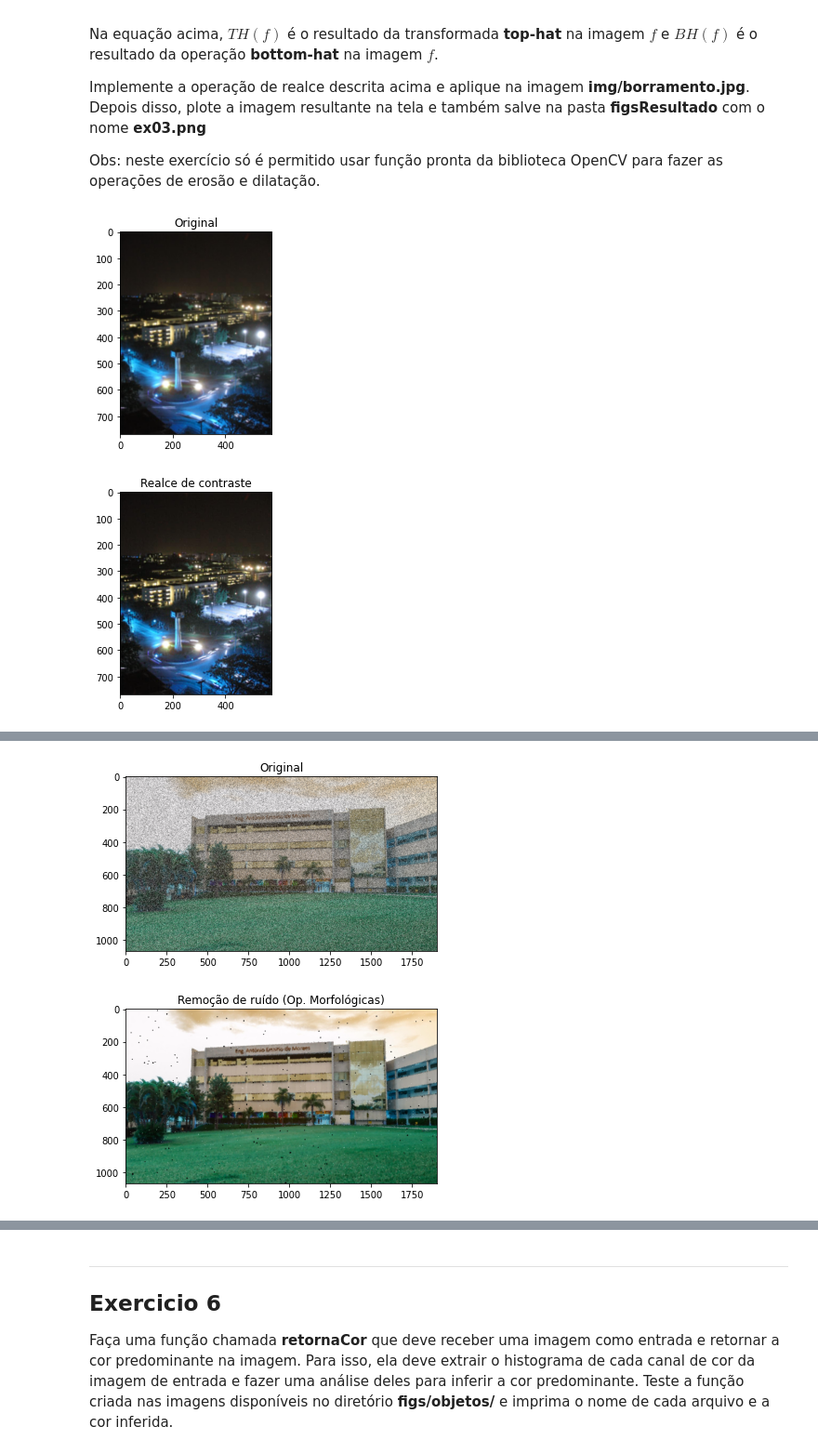
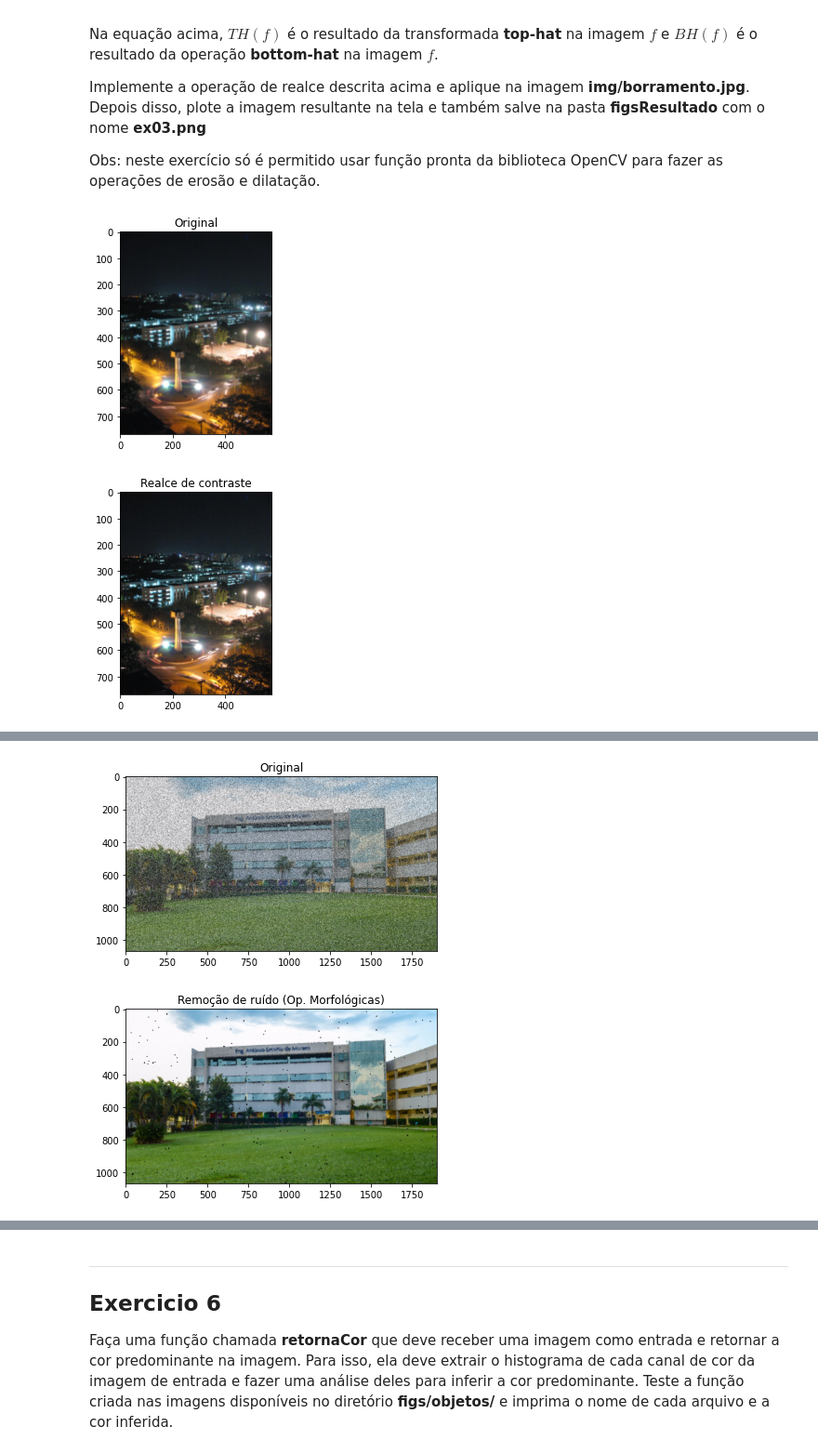
Before and after one commit to PixDale/imageprocessingclass, a Jupyter notebook: AC2_exerciciosPraticos.ipynb, the cells around one changed output, grey strips where cells are left out. Shown at 93% size. Drawn from its saved outputs; the diff is of its cells as text; code cells hidden in the pictures.

```diff
--- a/AC2_exerciciosPraticos.ipynb
+++ b/AC2_exerciciosPraticos.ipynb
@@ -238,7 +240,8 @@ Obs: neste exercício só é permitido usar função pronta da biblioteca OpenCV
 # %%
 ##### Resolva o exercício aqui
 
-img = cv2.imread('figs/borramento.jpg', cv2.IMREAD_COLOR)
+img = cv2.imread('figs/borramento.jpg')
+imgRGB = cv2.cvtColor(img, cv2.COLOR_BGR2RGB)
 
 
 kernel = np.ones((5, 5), dtype=np.uint8)
@@ -264,16 +267,17 @@ resultado = cv2.subtract(resultado, bottomhat)
 # salva a imagem na pasta figsResultado
 cv2.imwrite('./figsResultado/ex03.png', resultado)
 
-plt.imshow(img)
+plt.imshow(imgRGB)
 plt.title('Original')
 plt.show()
 
-plt.imshow(resultado)
+resultadoRGB = cv2.cvtColor(resultado, cv2.COLOR_BGR2RGB)
+plt.imshow(resultadoRGB)
 plt.title('Realce de contraste')
 plt.show()
 # %% [output]
-[figure, old version]
+[figure, new version]
-[figure, old version]
+[figure, new version]
 # %% [markdown]
 ----
 ## Exercicio 4
@@ -282,33 +286,36 @@ Remova o ruído da imagem **facens1_ruido.png** usando operações morfológicas
 
 <img src="figsNotebook/facens1_ruidoCorrigido.png" width="500"/>
 # %%
+
 ##### Resolva o exercício aqui
 
 img = cv2.imread('figs/facens1_ruido.png')
+imgRGB = cv2.cvtColor(img, cv2.COLOR_BGR2RGB)
 
 
 # com base em testes, esse foi o melhor elemento estruturante encontrado
 elemEstrut = cv2.getStructuringElement(cv2.MORPH_CROSS,(3,3))
 
 # realiza abertura da imagem, e em seguida o fechamento 3 vezes da abertura
 # Obs: quantidade de abertura/fechamentos determinados empíricamente
 abertura = cv2.morphologyEx(img, cv2.MORPH_OPEN, elemEstrut, iterations=1)
 resultado = cv2.morphologyEx(abertura, cv2.MORPH_CLOSE, elemEstrut, iterations=3)
 
 
 # salva a imagem na pasta figsResultado
 cv2.imwrite('./figsResultado/ex04.png', resultado)
 
-plt.imshow(img)
+plt.imshow(imgRGB)
 plt.title('Original')
 plt.show()
 
-plt.imshow(resultado)
+resultadoRGB = cv2.cvtColor(resultado, cv2.COLOR_BGR2RGB)
+plt.imshow(resultadoRGB)
 plt.title('Remoção de ruído (Op. Morfológicas)')
 plt.show()
 # %% [output]
-[figure, old version]
+[figure, new version]
-[figure, old version]
+[figure, new version]
 # %% [markdown]
 ----
 ## Exercicio 5
```
Also changed, not shown: parts of 4 cells of this notebook.
